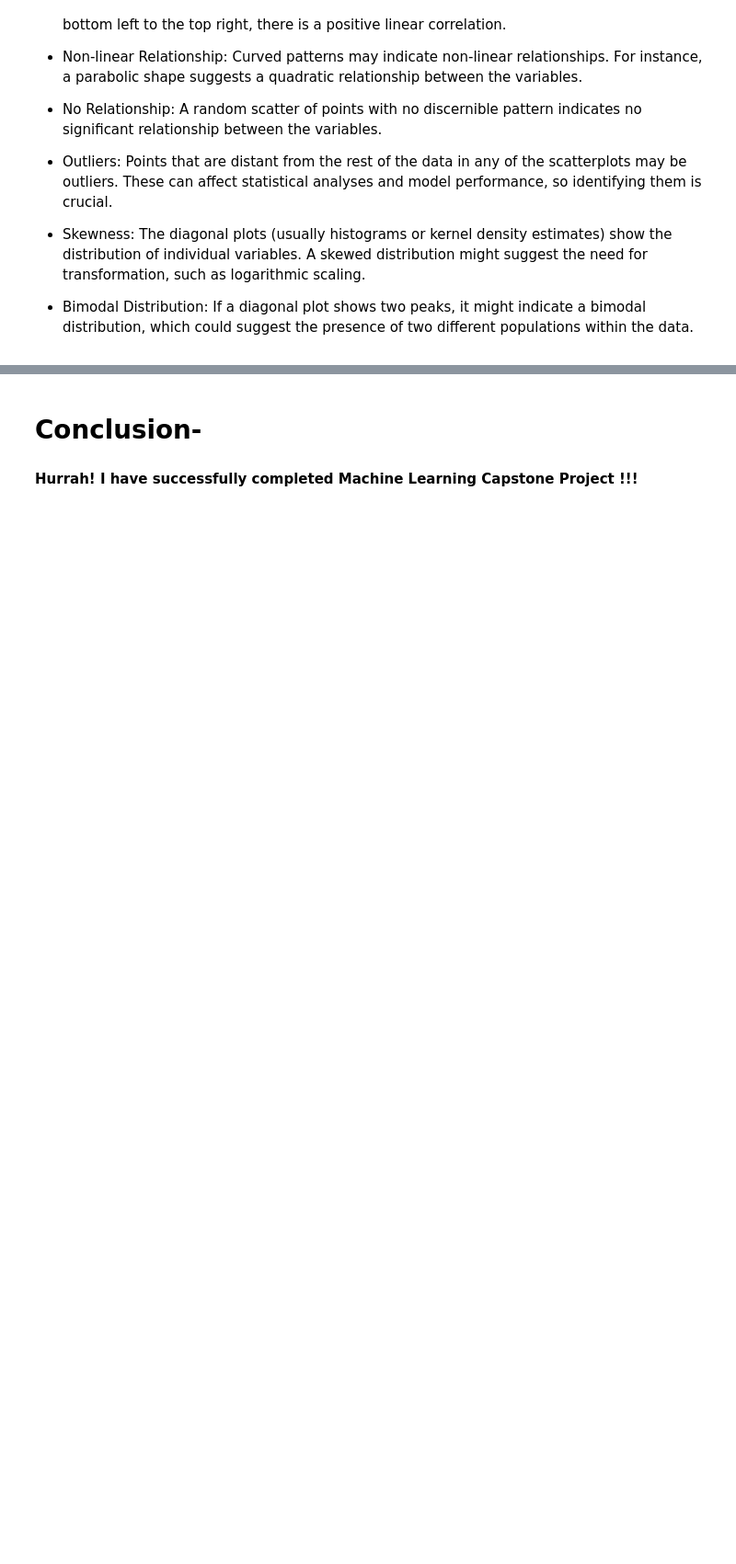
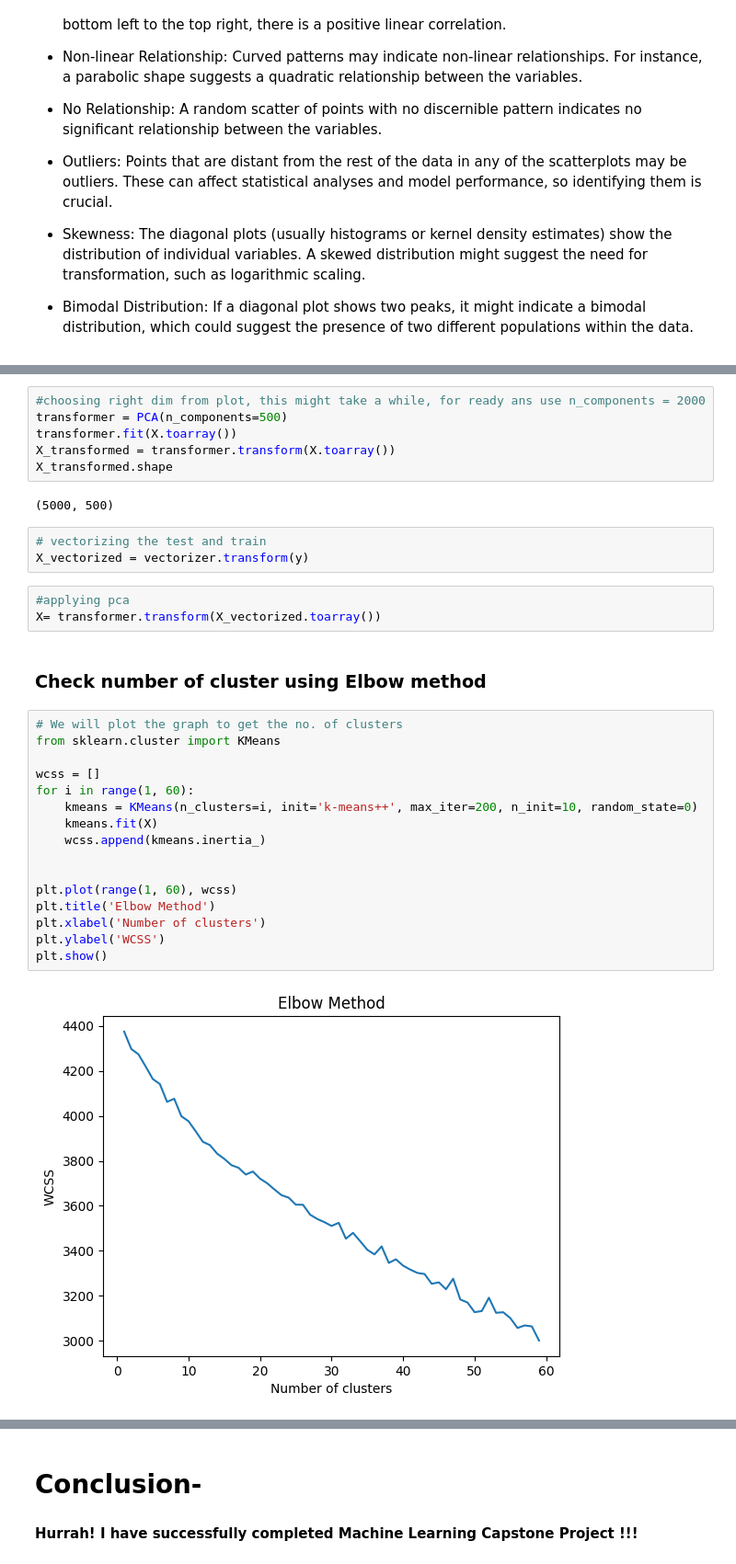
Before and after one commit to Jit562/Online-Reatil-Cluster, a Jupyter notebook: Online_Retail_Cluster_Project.ipynb, the cells around one changed output, grey strips where cells are left out. Shown at 92% size. Drawn from its saved outputs; the diff is of its cells as text; blank space fills up the shorter version.

```diff
--- a/Online_Retail_Cluster_Project.ipynb
+++ b/Online_Retail_Cluster_Project.ipynb
@@ -1238,0 +1491,34 @@ plt.show()
+# %%
+#choosing right dim from plot, this might take a while, for ready ans use n_components = 2000
+transformer = PCA(n_components=500)
+transformer.fit(X.toarray())
+X_transformed = transformer.transform(X.toarray())
+X_transformed.shape
+# %% [output]
+(5000, 500)
+# %%
+# vectorizing the test and train
+X_vectorized = vectorizer.transform(y)
+# %%
+#applying pca
+X= transformer.transform(X_vectorized.toarray())
+# %% [markdown]
+### **Check number of cluster using Elbow method**
+# %%
+# We will plot the graph to get the no. of clusters
+from sklearn.cluster import KMeans
+
+wcss = []
+for i in range(1, 60):
+    kmeans = KMeans(n_clusters=i, init='k-means++', max_iter=200, n_init=10, random_state=0)
+    kmeans.fit(X)
+    wcss.append(kmeans.inertia_)
+
+
+plt.plot(range(1, 60), wcss)
+plt.title('Elbow Method')
+plt.xlabel('Number of clusters')
+plt.ylabel('WCSS')
+plt.show()
+# %% [output]
+[figure, added]
```
Also changed, not shown: parts of 60 cells of this notebook.
